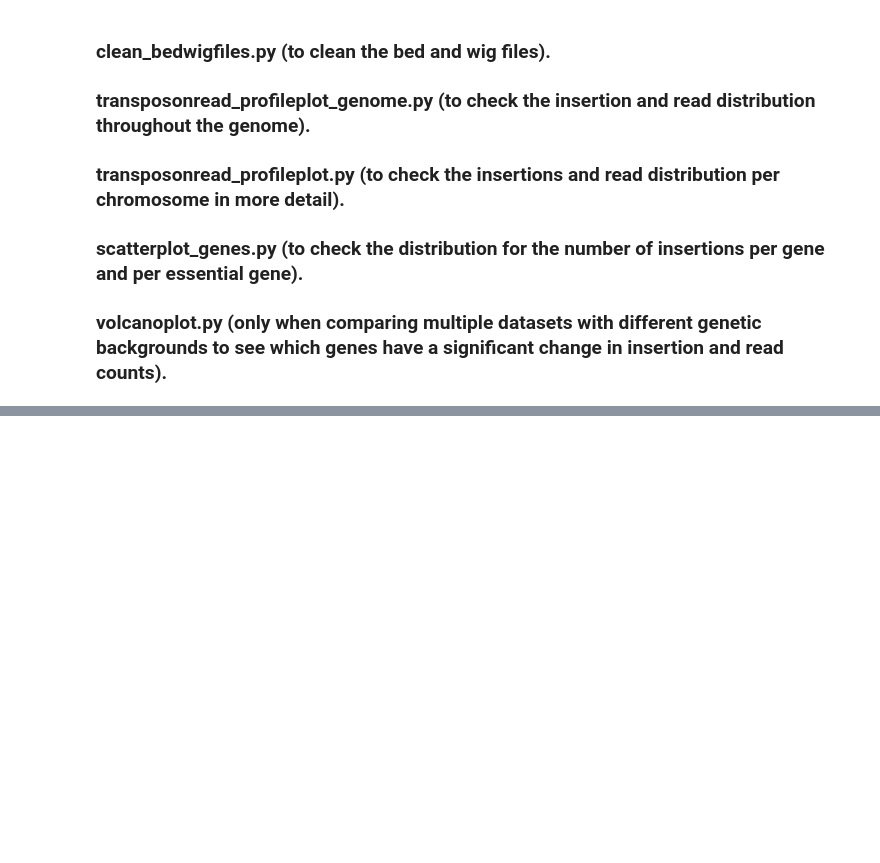
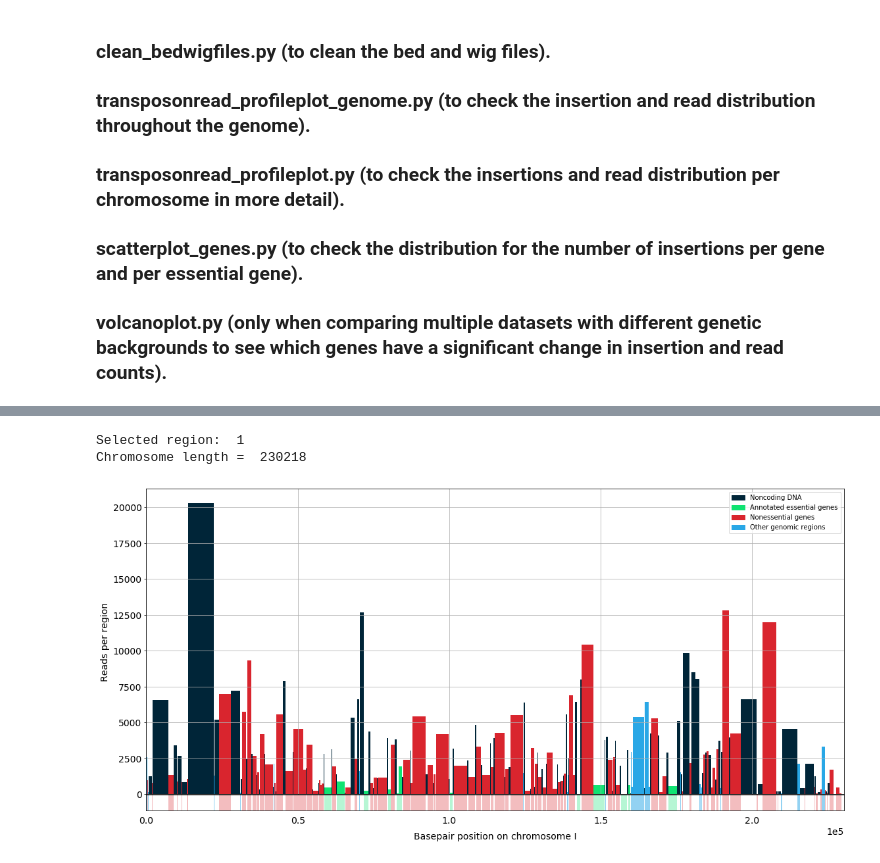
Before and after one commit to SATAY-LL/LaanLab-SATAY-DataAnalysis, a Jupyter notebook: notebooks/pipeline_workflow.ipynb, the cells around one changed output, grey strips where cells are left out. Saved outputs shown, nothing was run; the diff lists cells and outputs as text; code cells hidden in the pictures; blank space fills up the shorter version.

```diff
--- a/notebooks/pipeline_workflow.ipynb
+++ b/notebooks/pipeline_workflow.ipynb
@@ -33,0 +118,25 @@ KeyError: 17
+# %%
+# genomic features
+
+sys.path.insert(1,os.path.join(dirname,'..','python_scripts'))
+from genomicfeatures_dataframe import dna_features
+
+region = 1 #e.g. 1, "I", ["I", 0, 10000"], gene name (e.g. "CDC42")
+wig_file = r"../data_files/data_merged_wt/WT_merged-DpnII-NlaIII-a_trimmed.sorted.bam_clean.wig"
+pergene_insertions_file = r"../data_files/data_merged_wt/WT_merged-DpnII-NlaIII-a_trimmed.sorted.bam_pergene_insertions.txt"
+plotting=True
+variable="reads" #"reads" or "insertions"
+savefigure=False
+verbose=True
+
+dna_df2 = dna_features(region=region,
+                 wig_file=wig_file,
+                 pergene_insertions_file=pergene_insertions_file,
+                 variable=variable,
+                 plotting=plotting,
+                 savefigure=savefigure,
+                 verbose=verbose)
+# %% [output]
+Selected region:  1
+Chromosome length =  230218
+[figure, added]
```
Also changed, not shown: parts of 8 cells of this notebook, 12 other files.
